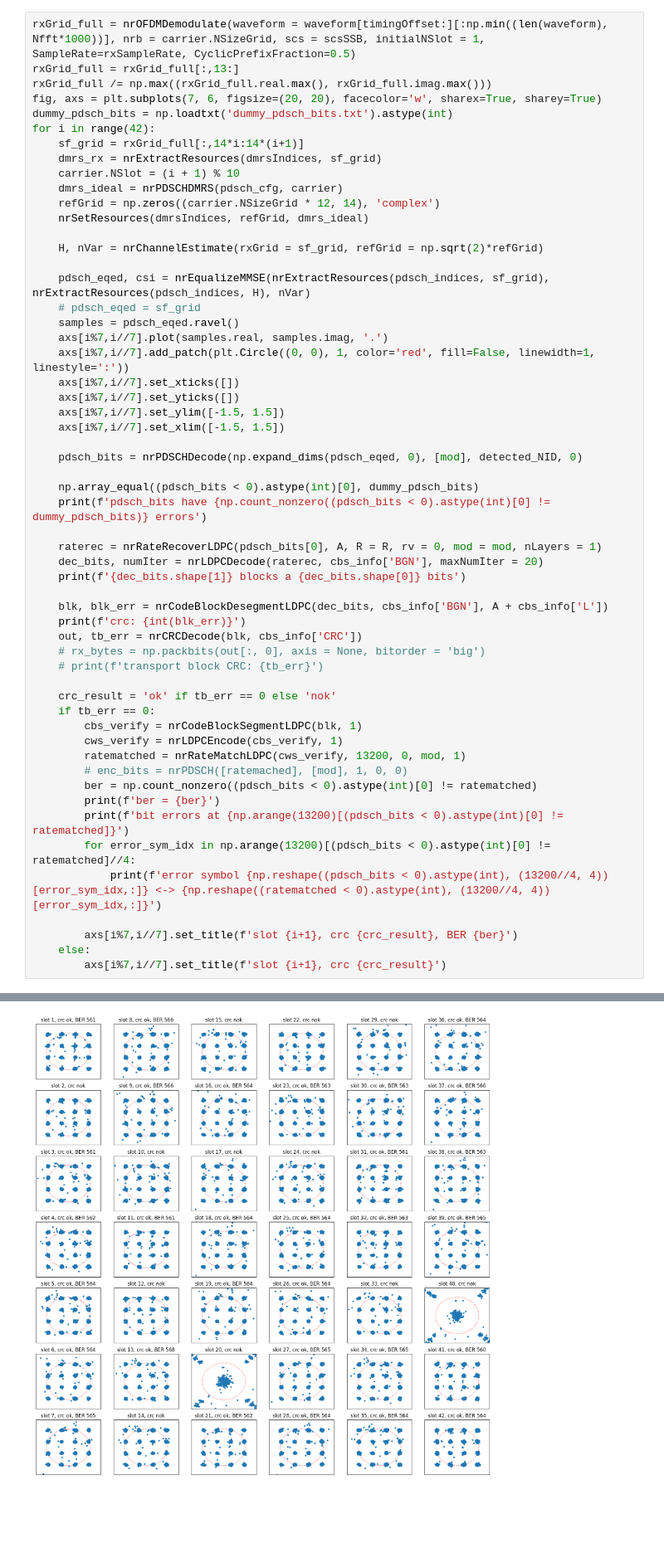
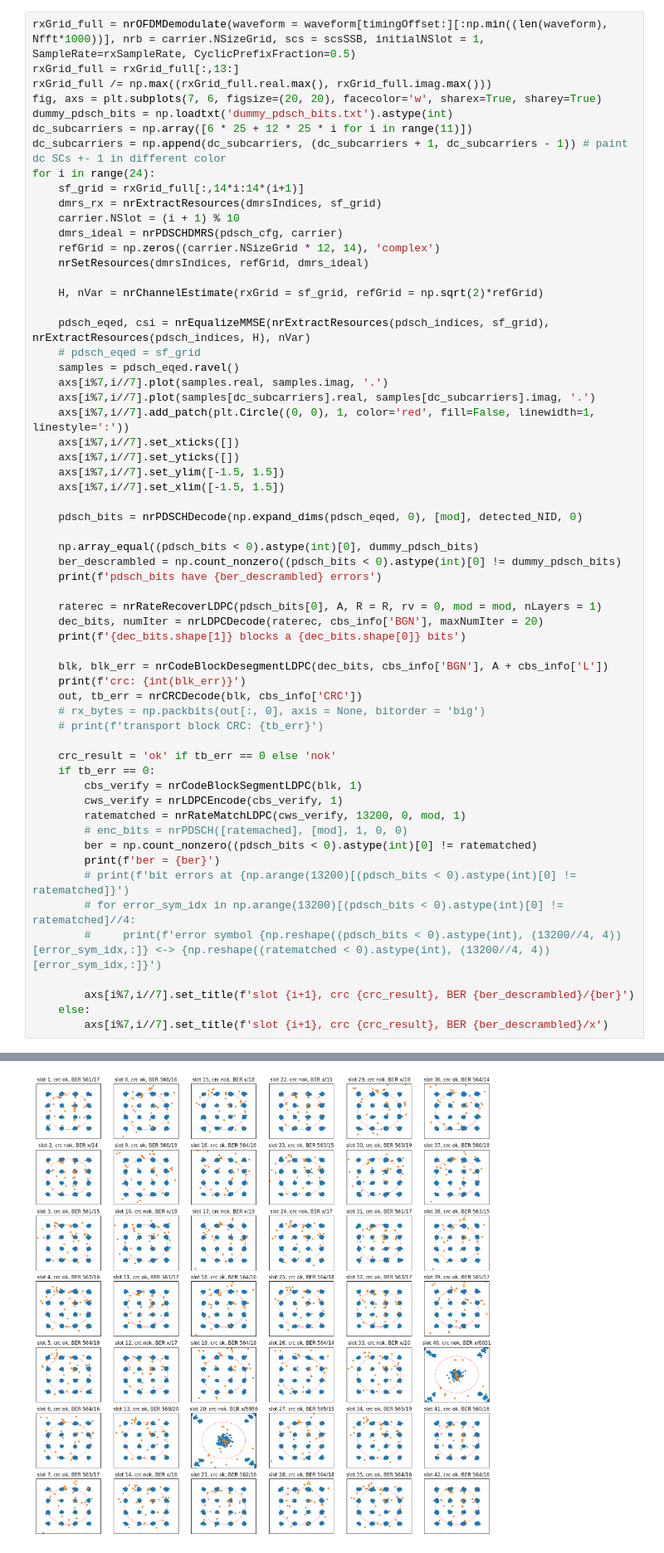
Before and after one commit to catkira/5G_experiments, a Jupyter notebook: test_py3gpp_skynet.ipynb, the cells around one changed output, grey strips where cells are left out. Shown at 83% size. Drawn from its saved outputs; the diff is of its cells as text; blank space fills up the shorter version.

```diff
--- a/test_py3gpp_skynet.ipynb
+++ b/test_py3gpp_skynet.ipynb
@@ -440,7 +440,9 @@ rxGrid_full = rxGrid_full[:,13:]
 rxGrid_full /= np.max((rxGrid_full.real.max(), rxGrid_full.imag.max()))
 fig, axs = plt.subplots(7, 6, figsize=(20, 20), facecolor='w', sharex=True, sharey=True)
 dummy_pdsch_bits = np.loadtxt('dummy_pdsch_bits.txt').astype(int)
-for i in range(42):
+dc_subcarriers = np.array([6 * 25 + 12 * 25 * i for i in range(11)])
+dc_subcarriers = np.append(dc_subcarriers, (dc_subcarriers + 1, dc_subcarriers - 1)) # paint dc SCs +- 1 in different color
+for i in range(24):
     sf_grid = rxGrid_full[:,14*i:14*(i+1)]
     dmrs_rx = nrExtractResources(dmrsIndices, sf_grid)
     carrier.NSlot = (i + 1) % 10
@@ -454,6 +456,7 @@ for i in range(42):
     # pdsch_eqed = sf_grid
     samples = pdsch_eqed.ravel()
     axs[i%7,i//7].plot(samples.real, samples.imag, '.')
+    axs[i%7,i//7].plot(samples[dc_subcarriers].real, samples[dc_subcarriers].imag, '.')
     axs[i%7,i//7].add_patch(plt.Circle((0, 0), 1, color='red', fill=False, linewidth=1, linestyle=':'))
     axs[i%7,i//7].set_xticks([])
     axs[i%7,i//7].set_yticks([])
@@ -463,7 +466,8 @@ for i in range(42):
     pdsch_bits = nrPDSCHDecode(np.expand_dims(pdsch_eqed, 0), [mod], detected_NID, 0)
 
     np.array_equal((pdsch_bits < 0).astype(int)[0], dummy_pdsch_bits)
-    print(f'pdsch_bits have {np.count_nonzero((pdsch_bits < 0).astype(int)[0] != dummy_pdsch_bits)} errors')
+    ber_descrambled = np.count_nonzero((pdsch_bits < 0).astype(int)[0] != dummy_pdsch_bits)
+    print(f'pdsch_bits have {ber_descrambled} errors')
 
     raterec = nrRateRecoverLDPC(pdsch_bits[0], A, R = R, rv = 0, mod = mod, nLayers = 1)
     dec_bits, numIter = nrLDPCDecode(raterec, cbs_info['BGN'], maxNumIter = 20)
@@ -483,13 +487,13 @@ for i in range(42):
         # enc_bits = nrPDSCH([ratemached], [mod], 1, 0, 0)
         ber = np.count_nonzero((pdsch_bits < 0).astype(int)[0] != ratematched)
         print(f'ber = {ber}')
-        print(f'bit errors at {np.arange(13200)[(pdsch_bits < 0).astype(int)[0] != ratematched]}')
-        for error_sym_idx in np.arange(13200)[(pdsch_bits < 0).astype(int)[0] != ratematched]//4:
-            print(f'error symbol {np.reshape((pdsch_bits < 0).astype(int), (13200//4, 4))[error_sym_idx,:]} <-> {np.reshape((ratematched < 0).astype(int), (13200//4, 4))[error_sym_idx,:]}')
+        # print(f'bit errors at {np.arange(13200)[(pdsch_bits < 0).astype(int)[0] != ratematched]}')
+        # for error_sym_idx in np.arange(13200)[(pdsch_bits < 0).astype(int)[0] != ratematched]//4:
+        #     print(f'error symbol {np.reshape((pdsch_bits < 0).astype(int), (13200//4, 4))[error_sym_idx,:]} <-> {np.reshape((ratematched < 0).astype(int), (13200//4, 4))[error_sym_idx,:]}')
 
-        axs[i%7,i//7].set_title(f'slot {i+1}, crc {crc_result}, BER {ber}')
+        axs[i%7,i//7].set_title(f'slot {i+1}, crc {crc_result}, BER {ber_descrambled}/{ber}')
     else:
-        axs[i%7,i//7].set_title(f'slot {i+1}, crc {crc_result}')
+        axs[i%7,i//7].set_title(f'slot {i+1}, crc {crc_result}, BER {ber_descrambled}/x')
 # %% [output]
 pdsch_bits have 17 errors
 block length B = 14144, number of information bits K = 4576, code rate R = 0.3333333333333333, i_ls = 6
@@ -511 +515 @@ error symbol [0 0 1 1] <-> [0 0 0 0]
-[figure, old version]
+[figure, new version]
```
Also changed, not shown: parts of 1 cell of this notebook, 1 other file.
